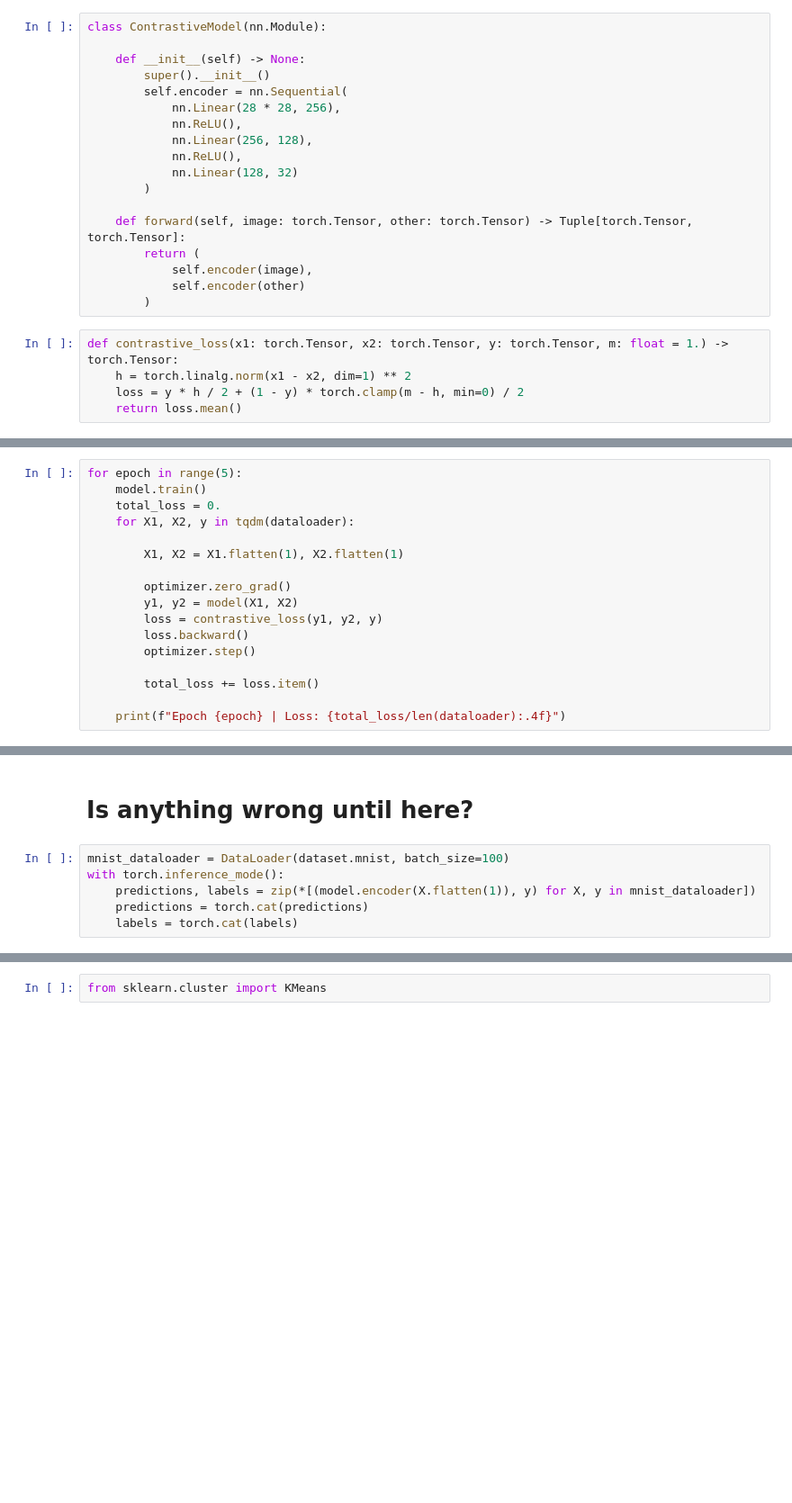
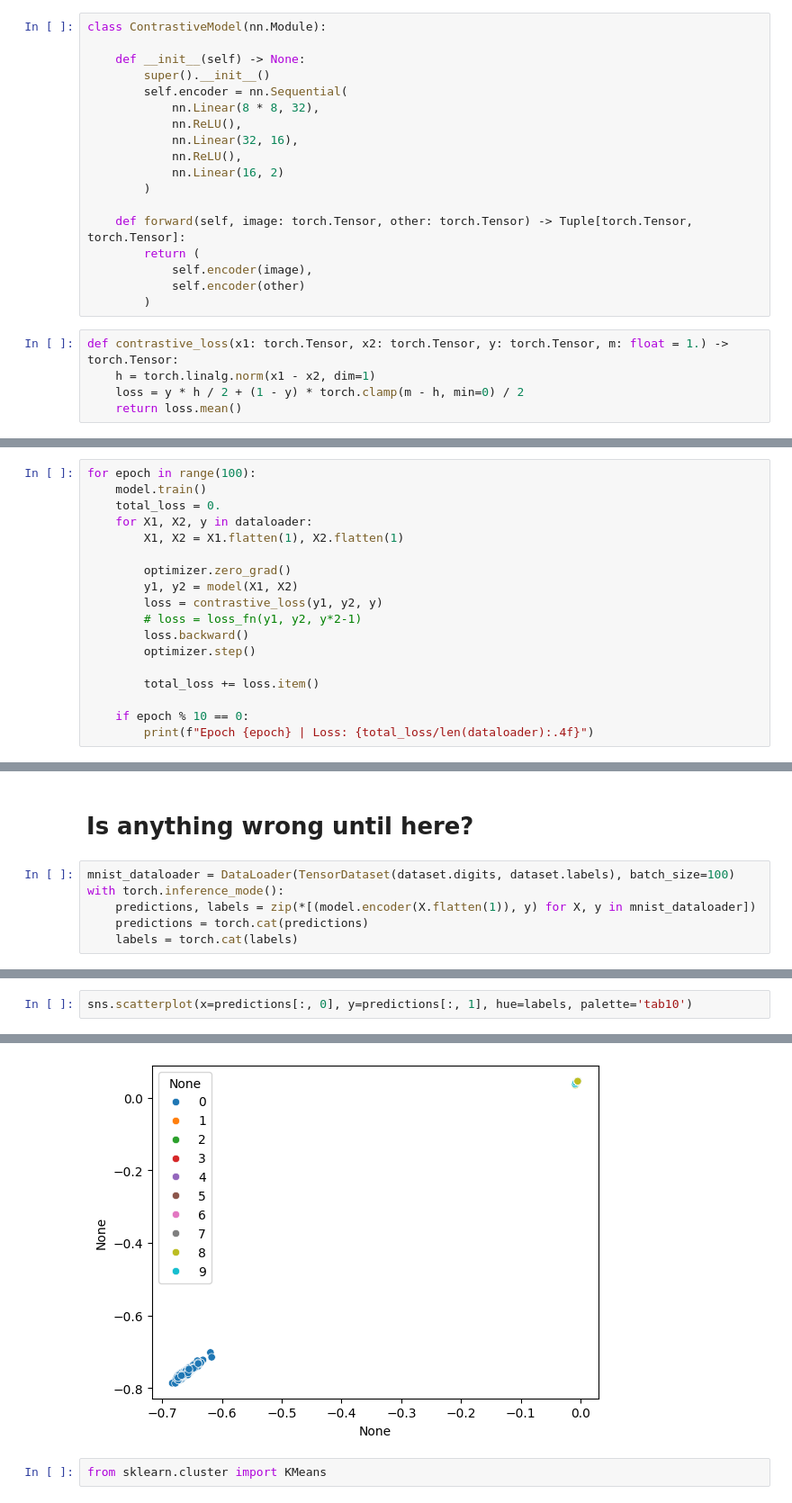
Before and after one commit to rug-udl-2425/Tutorials, a Jupyter notebook: tutorial3/contrastive.ipynb, the cells around one changed output, grey strips where cells are left out. Shown at 90% size. Cells and saved outputs as stored; diff of their text form; blank space fills up the shorter version.

```diff
--- a/tutorial3/contrastive.ipynb
+++ b/tutorial3/contrastive.ipynb
@@ -37,11 +45,11 @@ class ContrastiveModel(nn.Module):
     def __init__(self) -> None:
         super().__init__()
         self.encoder = nn.Sequential(
-            nn.Linear(28 * 28, 256),
+            nn.Linear(8 * 8, 32),
             nn.ReLU(),
-            nn.Linear(256, 128),
+            nn.Linear(32, 16),
             nn.ReLU(),
-            nn.Linear(128, 32)
+            nn.Linear(16, 2)
         )
 
     def forward(self, image: torch.Tensor, other: torch.Tensor) -> Tuple[torch.Tensor, torch.Tensor]:
@@ -51,7 +59,7 @@ class ContrastiveModel(nn.Module):
         )
 # %%
 def contrastive_loss(x1: torch.Tensor, x2: torch.Tensor, y: torch.Tensor, m: float = 1.) -> torch.Tensor:
-    h = torch.linalg.norm(x1 - x2, dim=1) ** 2
+    h = torch.linalg.norm(x1 - x2, dim=1)
     loss = y * h / 2 + (1 - y) * torch.clamp(m - h, min=0) / 2
     return loss.mean()
 # %%
@@ -60,18 +70,19 @@ optimizer = torch.optim.Adam(params=model.parameters())
 # %%
-for epoch in range(5):
+for epoch in range(100):
     model.train()
     total_loss = 0.
-    for X1, X2, y in tqdm(dataloader):
-
+    for X1, X2, y in dataloader:
         X1, X2 = X1.flatten(1), X2.flatten(1)
 
         optimizer.zero_grad()
         y1, y2 = model(X1, X2)
         loss = contrastive_loss(y1, y2, y)
+        # loss = loss_fn(y1, y2, y*2-1)
         loss.backward()
         optimizer.step()
 
         total_loss += loss.item()
 
-    print(f"Epoch {epoch} | Loss: {total_loss/len(dataloader):.4f}")
+    if epoch % 10 == 0:
+        print(f"Epoch {epoch} | Loss: {total_loss/len(dataloader):.4f}")
 # %% [output]
@@ -83,7 +99,7 @@ Epoch 4 | Loss: 0.0025
 # %% [markdown]
 # Is anything wrong until here?
 # %%
-mnist_dataloader = DataLoader(dataset.mnist, batch_size=100)
+mnist_dataloader = DataLoader(TensorDataset(dataset.digits, dataset.labels), batch_size=100)
 with torch.inference_mode():
     predictions, labels = zip(*[(model.encoder(X.flatten(1)), y) for X, y in mnist_dataloader])
     predictions = torch.cat(predictions)
@@ -90,0 +111,3 @@ with torch.inference_mode():
+# %%
+sns.scatterplot(x=predictions[:, 0], y=predictions[:, 1], hue=labels, palette='tab10')
+# %% [output]
@@ -91,3 +115,4 @@ with torch.inference_mode():
+[figure, added]
 # %%
 from sklearn.cluster import KMeans
 # %%
```
Also changed, not shown: parts of 16 cells of this notebook.
